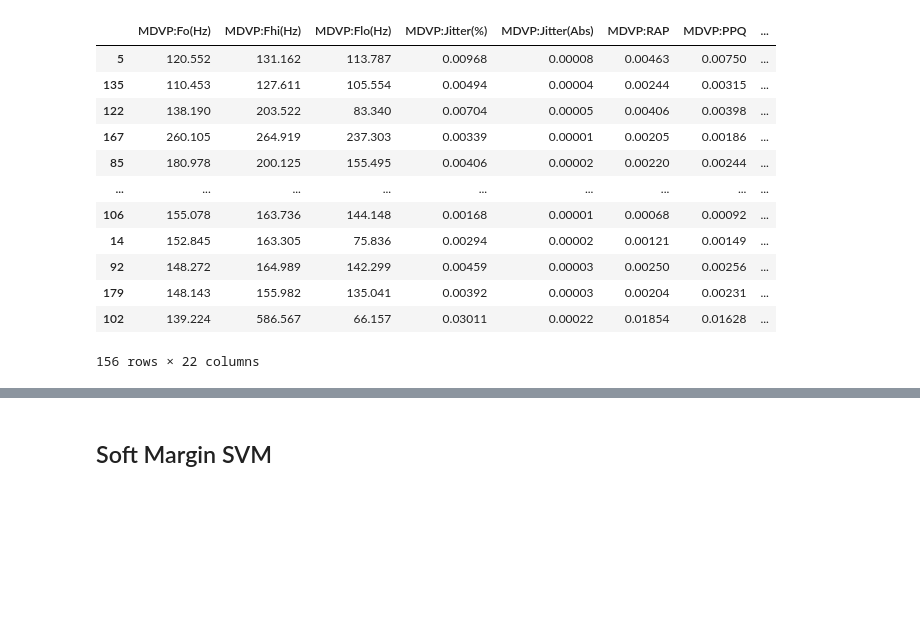
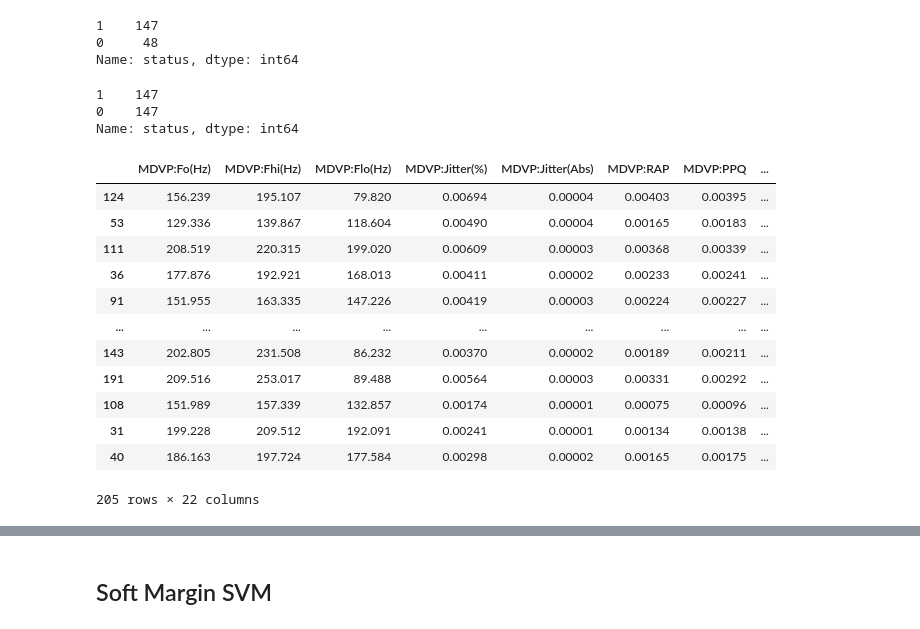
Before and after one commit to Mathieu-R/ldats2470-project, a Jupyter notebook: ldats2470.ipynb, the cells around one changed output, grey strips where cells are left out. Saved outputs shown, nothing was run; the diff lists cells and outputs as text; code cells hidden in the pictures; blank space fills up the shorter version.

```diff
--- a/ldats2470.ipynb
+++ b/ldats2470.ipynb
@@ -18,27 +37,49 @@ from mlxtend.plotting import plot_decision_regions
+# %%
+df["status"].value_counts()
+# %% [output]
+1    147
+0     48
+Name: status, dtype: int64
+# %%
+# up-sampling minority class
+df_majority = df[df.status == 1]
+df_minority = df[df.status == 0]
+
+df_minority_upsampled = resample(
+	df_minority,
+	replace=True,
+	n_samples=147, # match majority class
+	random_state=42
+)
+
+df_upsampled = pd.concat([df_majority, df_minority_upsampled])
+
+df_upsampled["status"].value_counts()
+# %% [output]
+1    147
+0    147
+Name: status, dtype: int64
 # %%
-df = pd.read_csv("dataset/parkinsons.csv")
-df.head()
+X = df_upsampled.drop(["status", "name"], axis=1)
+y = df_upsampled["status"]
 
-X = df.drop(["status", "name"], axis=1)
-y = df["status"]
-
-X_train, X_test, y_train, y_test = train_test_split(X, y, train_size = 0.8, test_size = 0.2, shuffle = True, random_state = 42)
+X_train, X_test, y_train, y_test = train_test_split(X, y, train_size = 0.7, test_size = 0.3, shuffle = True, random_state = 42, stratify=y)
 
 X_train
 # %% [output]
 |  | MDVP:Fo(Hz) | MDVP:Fhi(Hz) | MDVP:Flo(Hz) | MDVP:Jitter(%) | MDVP:Jitter(Abs) | MDVP:RAP | MDVP:PPQ | ... |
-| 5 | 120.552 | 131.162 | 113.787 | 0.00968 | 0.00008 | 0.00463 | 0.00750 | ... |
-| 135 | 110.453 | 127.611 | 105.554 | 0.00494 | 0.00004 | 0.00244 | 0.00315 | ... |
-| 122 | 138.190 | 203.522 | 83.340 | 0.00704 | 0.00005 | 0.00406 | 0.00398 | ... |
-| 167 | 260.105 | 264.919 | 237.303 | 0.00339 | 0.00001 | 0.00205 | 0.00186 | ... |
-| 85 | 180.978 | 200.125 | 155.495 | 0.00406 | 0.00002 | 0.00220 | 0.00244 | ... |
+| 124 | 156.239 | 195.107 | 79.820 | 0.00694 | 0.00004 | 0.00403 | 0.00395 | ... |
+| 53 | 129.336 | 139.867 | 118.604 | 0.00490 | 0.00004 | 0.00165 | 0.00183 | ... |
+| 111 | 208.519 | 220.315 | 199.020 | 0.00609 | 0.00003 | 0.00368 | 0.00339 | ... |
+| 36 | 177.876 | 192.921 | 168.013 | 0.00411 | 0.00002 | 0.00233 | 0.00241 | ... |
+| 91 | 151.955 | 163.335 | 147.226 | 0.00419 | 0.00003 | 0.00224 | 0.00227 | ... |
 | ... | ... | ... | ... | ... | ... | ... | ... | ... |
-| 106 | 155.078 | 163.736 | 144.148 | 0.00168 | 0.00001 | 0.00068 | 0.00092 | ... |
-| 14 | 152.845 | 163.305 | 75.836 | 0.00294 | 0.00002 | 0.00121 | 0.00149 | ... |
-| 92 | 148.272 | 164.989 | 142.299 | 0.00459 | 0.00003 | 0.00250 | 0.00256 | ... |
-| 179 | 148.143 | 155.982 | 135.041 | 0.00392 | 0.00003 | 0.00204 | 0.00231 | ... |
-| 102 | 139.224 | 586.567 | 66.157 | 0.03011 | 0.00022 | 0.01854 | 0.01628 | ... |
+| 143 | 202.805 | 231.508 | 86.232 | 0.00370 | 0.00002 | 0.00189 | 0.00211 | ... |
+| 191 | 209.516 | 253.017 | 89.488 | 0.00564 | 0.00003 | 0.00331 | 0.00292 | ... |
+| 108 | 151.989 | 157.339 | 132.857 | 0.00174 | 0.00001 | 0.00075 | 0.00096 | ... |
+| 31 | 199.228 | 209.512 | 192.091 | 0.00241 | 0.00001 | 0.00134 | 0.00138 | ... |
+| 40 | 186.163 | 197.724 | 177.584 | 0.00298 | 0.00002 | 0.00165 | 0.00175 | ... |
-156 rows × 22 columns
+205 rows × 22 columns
 # %%
 def plot_data(X: npt.NDArray, y: npt.NDArray):
 	# project points on the 2 first principal components
```
Also changed, not shown: parts of 17 cells of this notebook.
